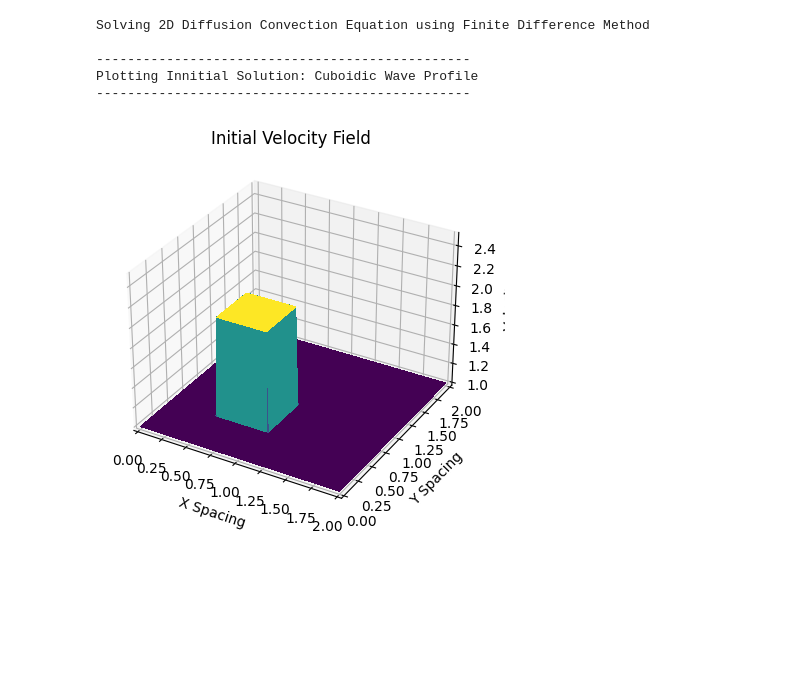
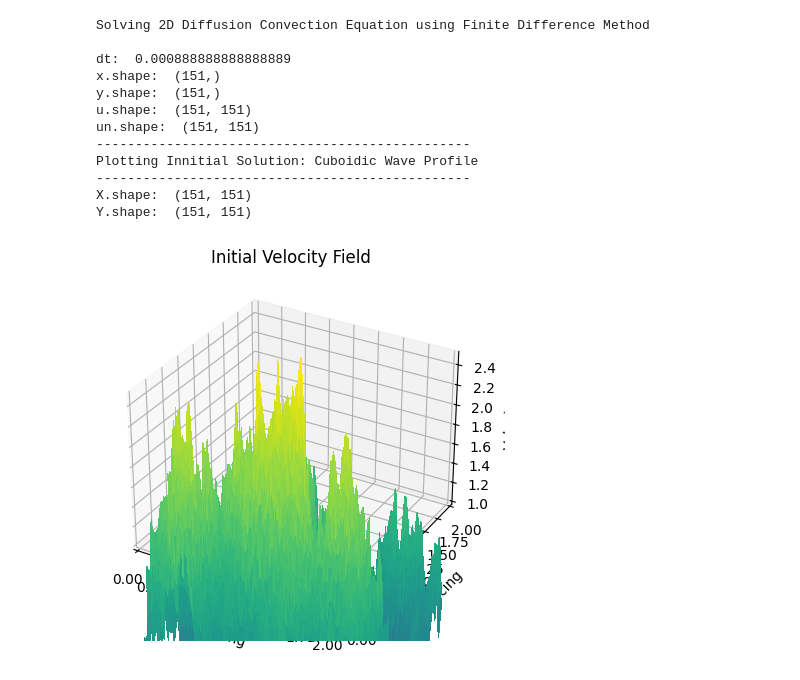
Before and after one commit to komingsu/piml, a Jupyter notebook: Simulations/Diff-Conv_equation__Solver.ipynb, the cells around one changed output. Saved outputs shown, nothing was run; the diff lists cells and outputs as text; code cells hidden in the pictures; blank space fills up the shorter version.

```diff
--- a/Simulations/Diff-Conv_equation__Solver.ipynb
+++ b/Simulations/Diff-Conv_equation__Solver.ipynb
@@ -7,0 +47,16 @@ from IPython.display import HTML
+# %%
+gfield_sample = gaussian_random_field(alpha = 3.0, size = 151)
+print(gfield_sample.shape)
+plt.figure(figsize=(12,4))
+plt.subplot(121)
+plt.imshow(gfield_sample, cmap='gray')
+plt.title("GRF")
+print('mean: ', np.mean(gfield_sample))
+print('std: ', np.std(gfield_sample))
+print("")
+plt.subplot(122)
+plt.plot(gfield_sample[:,0])
+plt.plot(gfield_sample[0,:])
+plt.title('Profiles')
+plt.tight_layout()
+plt.show()
@@ -10,62 +70,76 @@ lineSingle = '------------------------------------------------'
 
 print("Solving 2D Diffusion Convection Equation using Finite Difference Method\n")
 
-nx = 101                  #grid points in x-Direction
-ny = 101                  #grid points in y-Direction
+nx = 151                  #grid points in x-Direction
+ny = 151                  #grid points in y-Direction
 nu = 0.05                #viscosity
 
 #grid spacing
 
 dx = 2/(nx-1)
+
 dy = 2/(ny-1)
 
 cfl = 0.25
 dt =  cfl*dx*dy/nu       #time step based on von neumann stability analysis
+print("dt: ",dt)
 nt = 1000000                  #number of time step
 
 x = np.linspace(0, 2, nx)       #array along x
+print("x.shape: ",x.shape)
 y = np.linspace(0, 2, ny)       #array along y
+print("y.shape: ",y.shape)
 
 #2d temporaray array where we copy our velocity field
 
 u = np.ones((ny,nx))
+print("u.shape: ",u.shape)
 un = np.ones((ny,nx))
+print("un.shape: ",un.shape)
 
 #innitial condition
 #Cuboidic Wave Profile
 
-u[int(0.5/dy):int(1/dy + 1),int(0.5/dx):int(1/dx+1)] = 2
-
+u = gfield_sample.copy()
 #plotting innitial condition
 
 print(lineSingle)
 print("Plotting Innitial Solution: Cuboidic Wave Profile")
 print(lineSingle)
 
 
 fig = plt.figure()
 ax  = fig.add_subplot(111, projection='3d')
 X,Y = np.meshgrid(x, y)
+print("X.shape: ",X.shape)
+print("Y.shape: ",Y.shape)
 surf = ax.plot_surface(X,Y,u, rstride=1, cstride=1, cmap=cm.viridis, linewidth=0, antialiased=False)
 
 ax.set_title('Initial Velocity Field')
 ax.set_xlabel('X Spacing')
 ax.set_ylabel('Y Spacing')
 ax.set_zlabel('Velocity')
 
 
 ax.set_xlim(0,2)
 ax.set_ylim(0,2)
 ax.set_zlim(1,2.5)
 
 plt.show()
 # %% [output]
 Solving 2D Diffusion Convection Equation using Finite Difference Method
 
+dt:  0.000888888888888889
+x.shape:  (151,)
+y.shape:  (151,)
+u.shape:  (151, 151)
+un.shape:  (151, 151)
 ------------------------------------------------
 Plotting Innitial Solution: Cuboidic Wave Profile
 ------------------------------------------------
+X.shape:  (151, 151)
+Y.shape:  (151, 151)
-[figure, old version]
+[figure, new version]
 # %%
 # 초기 그래프 설정
 fig = plt.figure()
```
Also changed, not shown: parts of 4 cells of this notebook, 5 other files.
